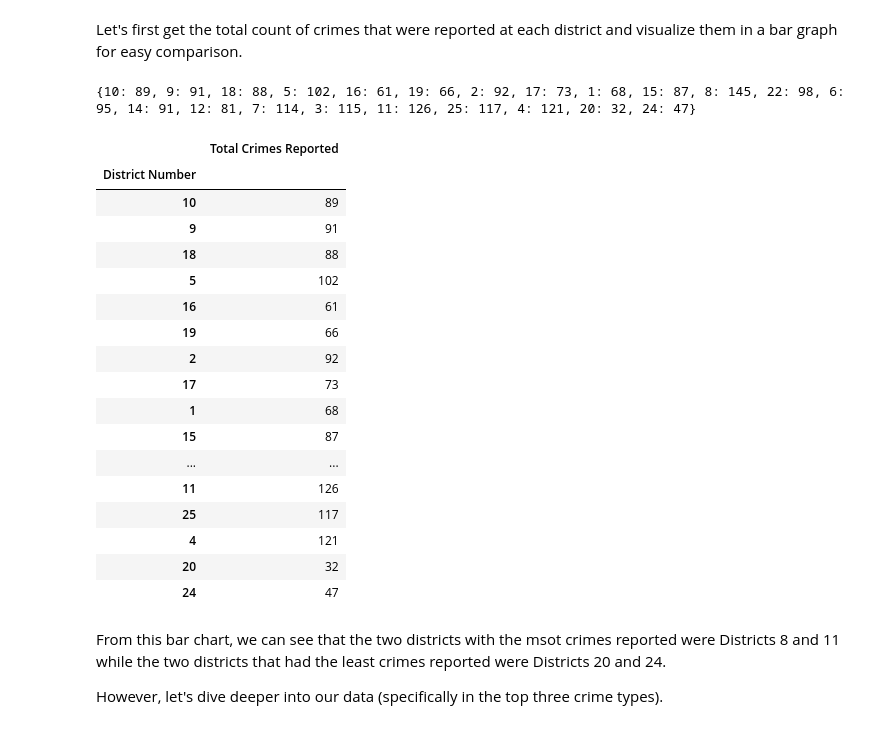
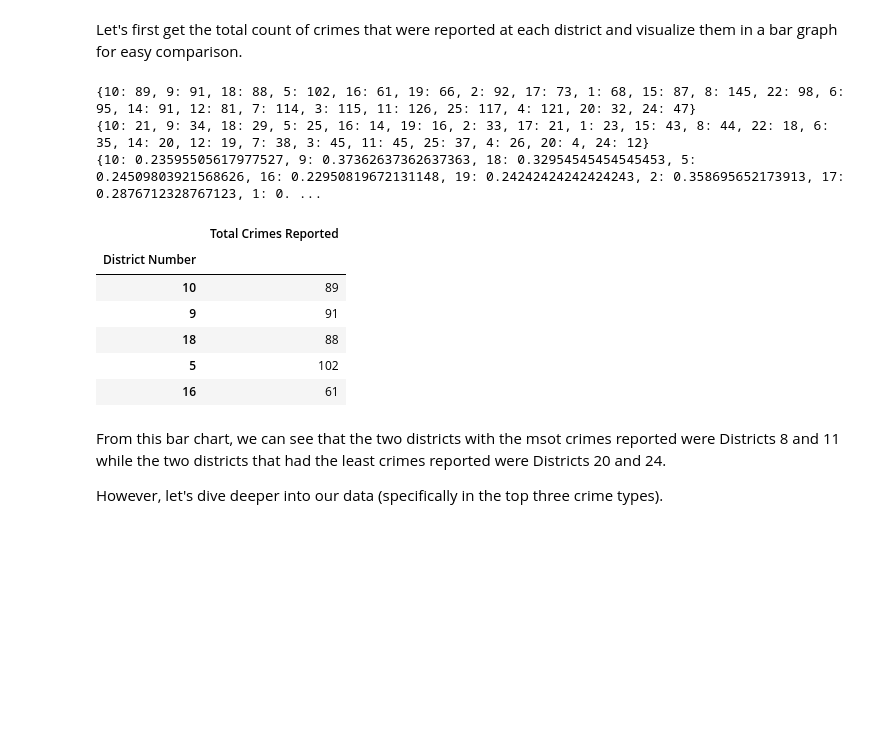
Before and after one commit to JamesMcDougallJr/Projects, a Jupyter notebook: AlvinFinalProject.ipynb, the cells around one changed output. Saved outputs shown, nothing was run; the diff lists cells and outputs as text; code cells hidden in the pictures; blank space fills up the shorter version.

```diff
--- a/AlvinFinalProject.ipynb
+++ b/AlvinFinalProject.ipynb
@@ -49,7 +49,7 @@ This is chicago crime data from 2001 to present. It represents all reported inst
 
 Here are some basic stats:
 # %%
-crime = pd.read_csv('/Users/alvinngo/Downloads/CrimesSmall.csv')
+crime = pd.read_csv('/Users/alvin/Downloads/CrimesSmall.csv')
 # %%
 crime.describe()
 # %% [output]
@@ -139,35 +149,32 @@ Let's first get the total count of crimes that were reported at each district an
 # %%
 districts = crime['District'].unique()
 district_cache = {}
+arrest_cache = {}
+ratio_cache = {}
 for district in districts:
     district_cache[district] = len(crime[ crime['District'] == district ]) #gets total num of crimes in each district
+    arrest_cache[district] = len(crime[ (crime['Arrest'] == True) & (crime['District'] == district)]) #gets total num of arrests per district
+    ratio_cache[district] = arrest_cache[district] / district_cache[district]
 print(district_cache)
+print(arrest_cache)
+print(ratio_cache)
 # %% [output]
 {10: 89, 9: 91, 18: 88, 5: 102, 16: 61, 19: 66, 2: 92, 17: 73, 1: 68, 15: 87, 8: 145, 22: 98, 6: 95, 14: 91, 12: 81, 7: 114, 3: 115, 11: 126, 25: 117, 4: 121, 20: 32, 24: 47}
+{10: 21, 9: 34, 18: 29, 5: 25, 16: 14, 19: 16, 2: 33, 17: 21, 1: 23, 15: 43, 8: 44, 22: 18, 6: 35, 14: 20, 12: 19, 7: 38, 3: 45, 11: 45, 25: 37, 4: 26, 20: 4, 24: 12}
+{10: 0.23595505617977527, 9: 0.37362637362637363, 18: 0.32954545454545453, 5: 0.24509803921568626, 16: 0.22950819672131148, 19: 0.24242424242424243, 2: 0.358695652173913, 17: 0.2876712328767123, 1: 0. ...
 # %%
 districtsTotalCrime = pd.DataFrame.from_dict(district_cache, orient='index')
 districtsTotalCrime.columns = ['Total Crimes Reported']
 districtsTotalCrime.index.name = 'District Number'
-districtsTotalCrime
+districtsTotalCrime.head()
 # %% [output]
 |  | Total Crimes Reported |
 | District Number |  |
 | 10 | 89 |
 | 9 | 91 |
 | 18 | 88 |
 | 5 | 102 |
 | 16 | 61 |
-| 19 | 66 |
-| 2 | 92 |
-| 17 | 73 |
-| 1 | 68 |
-| 15 | 87 |
-| ... | ... |
-| 11 | 126 |
-| 25 | 117 |
-| 4 | 121 |
-| 20 | 32 |
-| 24 | 47 |
 # %% [markdown]
 From this bar chart, we can see that the two districts with the msot crimes reported were Districts 8 and 11 while the two districts that had the least crimes reported were Districts 20 and 24.
 
```
Also changed, not shown: parts of 4 cells of this notebook, 1 other file.
